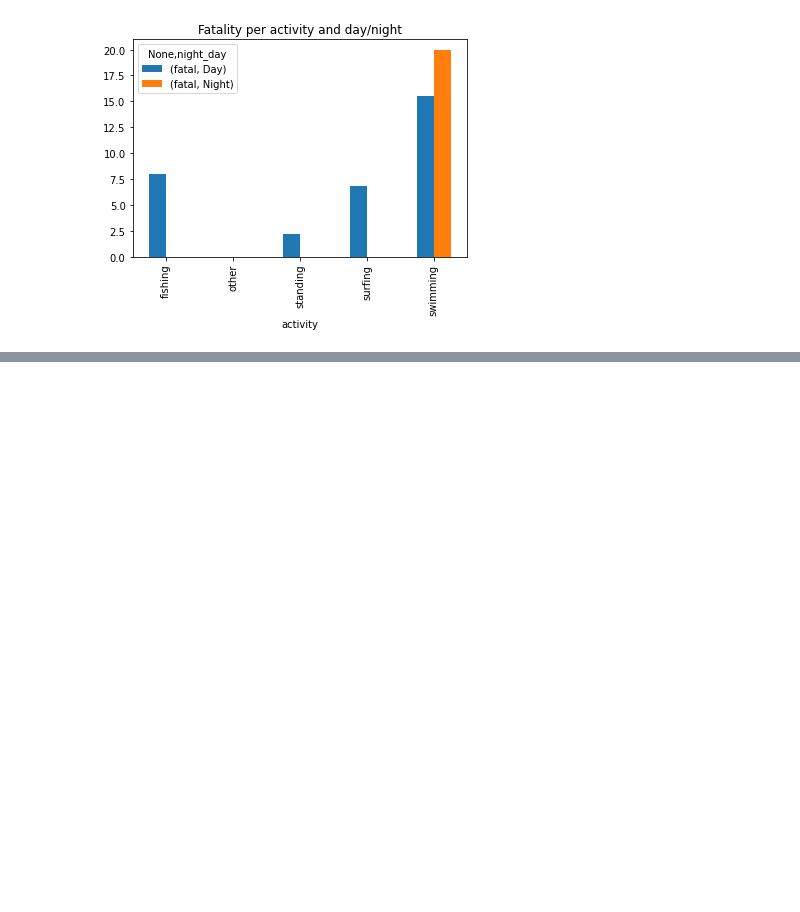
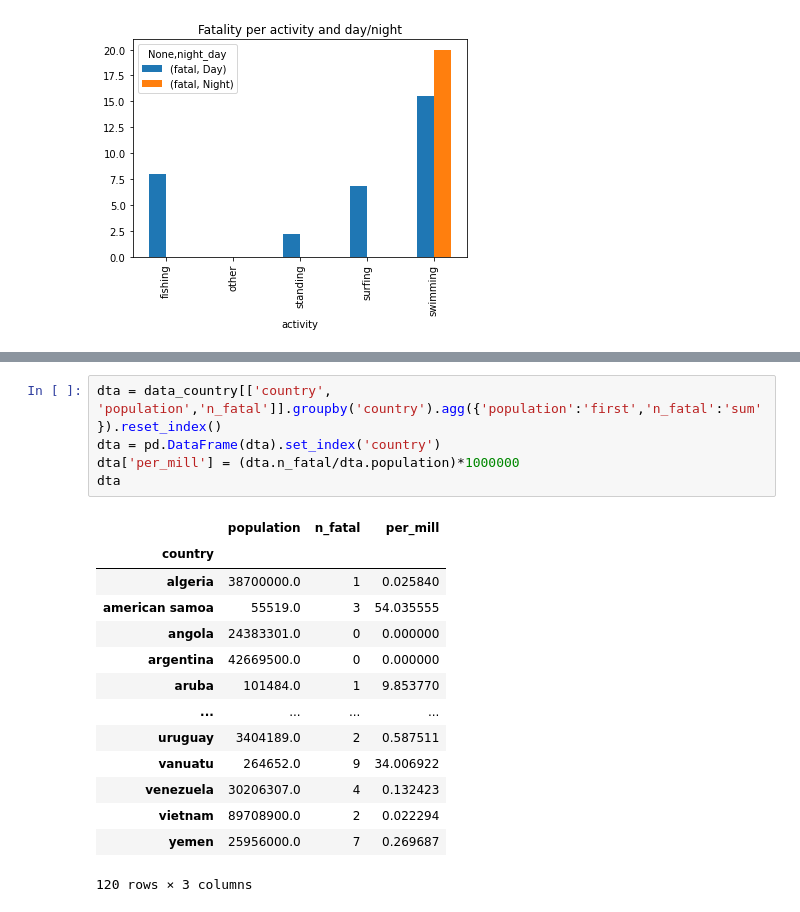
Before and after one commit to DavidCarricondo/data-cleaning-pandas, a Jupyter notebook: Analysis.ipynb, the cells around one changed output, grey strips where cells are left out. Saved outputs shown, nothing was run; the diff lists cells and outputs as text; blank space fills up the shorter version.

```diff
--- a/Analysis.ipynb
+++ b/Analysis.ipynb
@@ -108,0 +130,20 @@ data[data.decade == '2010'].pivot_table(values=['fatal'], index=['activity'], co
+# %%
+dta = data_country[['country', 'population','n_fatal']].groupby('country').agg({'population':'first','n_fatal':'sum'}).reset_index()
+dta = pd.DataFrame(dta).set_index('country')
+dta['per_mill'] = (dta.n_fatal/dta.population)*1000000
+dta
+# %% [output]
+|  | population | n_fatal | per_mill |
+| country |  |  |  |
+| algeria | 38700000.0 | 1 | 0.025840 |
+| american samoa | 55519.0 | 3 | 54.035555 |
+| angola | 24383301.0 | 0 | 0.000000 |
+| argentina | 42669500.0 | 0 | 0.000000 |
+| aruba | 101484.0 | 1 | 9.853770 |
+| ... | ... | ... | ... |
+| uruguay | 3404189.0 | 2 | 0.587511 |
+| vanuatu | 264652.0 | 9 | 34.006922 |
+| venezuela | 30206307.0 | 4 | 0.132423 |
+| vietnam | 89708900.0 | 2 | 0.022294 |
+| yemen | 25956000.0 | 7 | 0.269687 |
+120 rows × 3 columns
```
Also changed, not shown: parts of 6 cells of this notebook, 3 other files.
